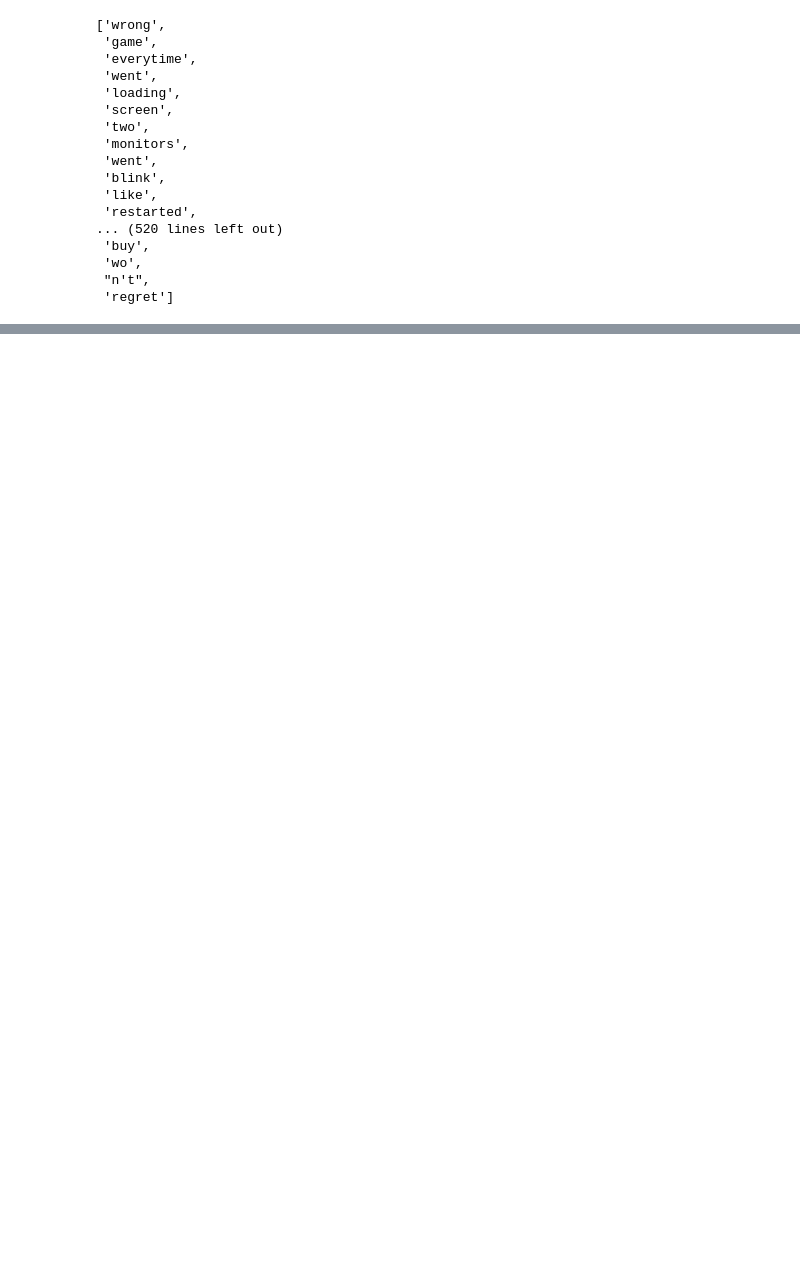
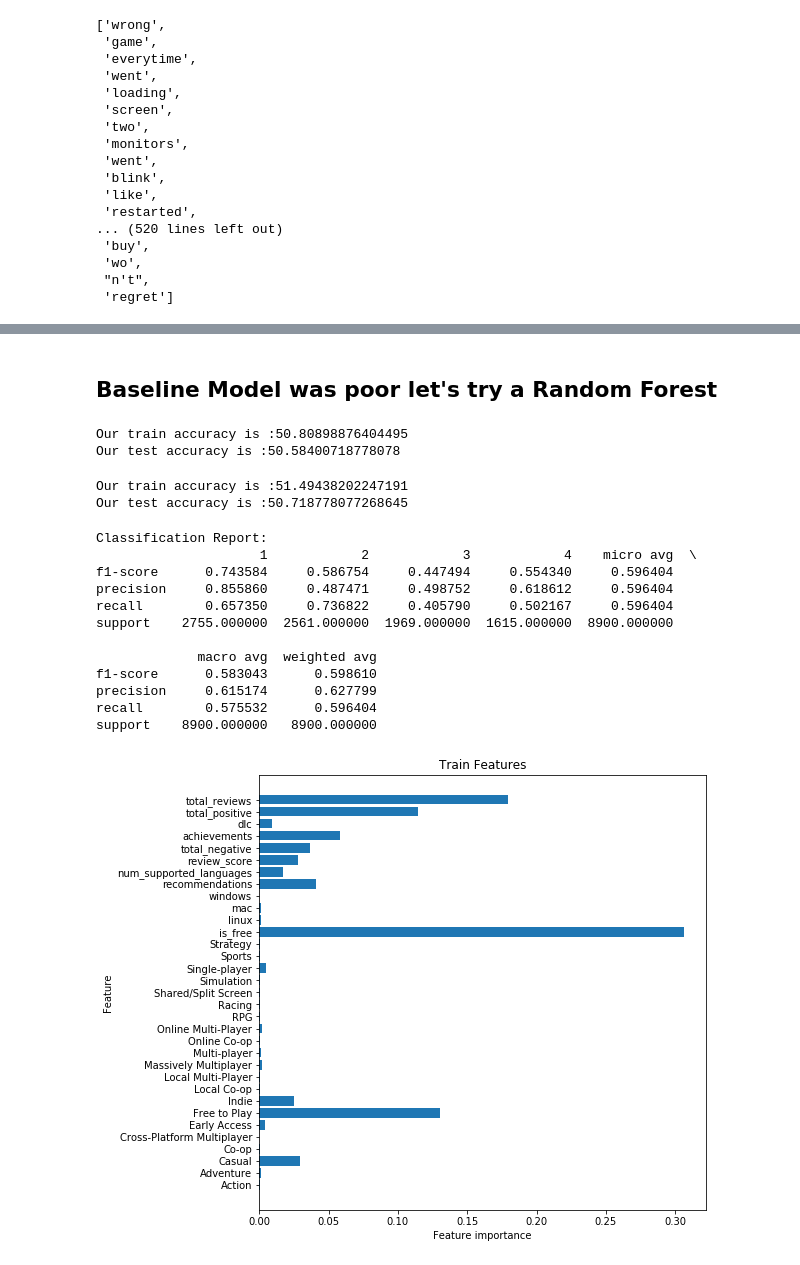
Before and after one commit to rvent/Steam_Pricing_Classification_Project, a Jupyter notebook: Mod-3-Project.ipynb, the cells around one changed output, grey strips where cells are left out. Cells and saved outputs as stored; diff of their text form; code cells hidden in the pictures; blank space fills up the shorter version.

```diff
--- a/Mod-3-Project.ipynb
+++ b/Mod-3-Project.ipynb
@@ -1033,0 +896,46 @@ word_tokens[100]
+# %% [markdown]
+## Baseline Model was poor let's try a Random Forest
+# %%
+r_clf = RandomForestClassifier(n_estimators=100, max_depth=5)
+r_clf.fit(X_train, y_train1)
+y_pred_train = clf.predict(X_train)
+y_pred_test = clf.predict(X_test)
+
+acc = r_clf.score(X_train, y_train1) * 100
+print("Our train accuracy is :{0}".format(acc))
+
+acc = r_clf.score(X_test, y_test1) * 100
+print("Our test accuracy is :{0}".format(acc))
+# %% [output]
+Our train accuracy is :50.80898876404495
+Our test accuracy is :50.58400718778078
+# %%
+r_clf = RandomForestClassifier(n_estimators=100, max_depth=5, max_features=10)
+r_clf.fit(X_train, y_train1)
+y_pred_train = clf.predict(X_train)
+y_pred_test = clf.predict(X_test)
+
+acc = r_clf.score(X_train, y_train1) * 100
+print("Our train accuracy is :{0}".format(acc))
+
+acc = r_clf.score(X_test, y_test1) * 100
+print("Our test accuracy is :{0}".format(acc))
+# %% [output]
+Our train accuracy is :51.49438202247191
+Our test accuracy is :50.718778077268645
+# %%
+run_reports(r_clf, y_train1, y_pred_train, "Train Features")
+# %% [output]
+Classification Report:
+                     1            2            3            4    micro avg  \
+f1-score      0.743584     0.586754     0.447494     0.554340     0.596404
+precision     0.855860     0.487471     0.498752     0.618612     0.596404
+recall        0.657350     0.736822     0.405790     0.502167     0.596404
+support    2755.000000  2561.000000  1969.000000  1615.000000  8900.000000
+
+             macro avg  weighted avg
+f1-score      0.583043      0.598610
+precision     0.615174      0.627799
+recall        0.575532      0.596404
+support    8900.000000   8900.000000
+[figure, added]
```
Also changed, not shown: parts of 65 cells of this notebook.
